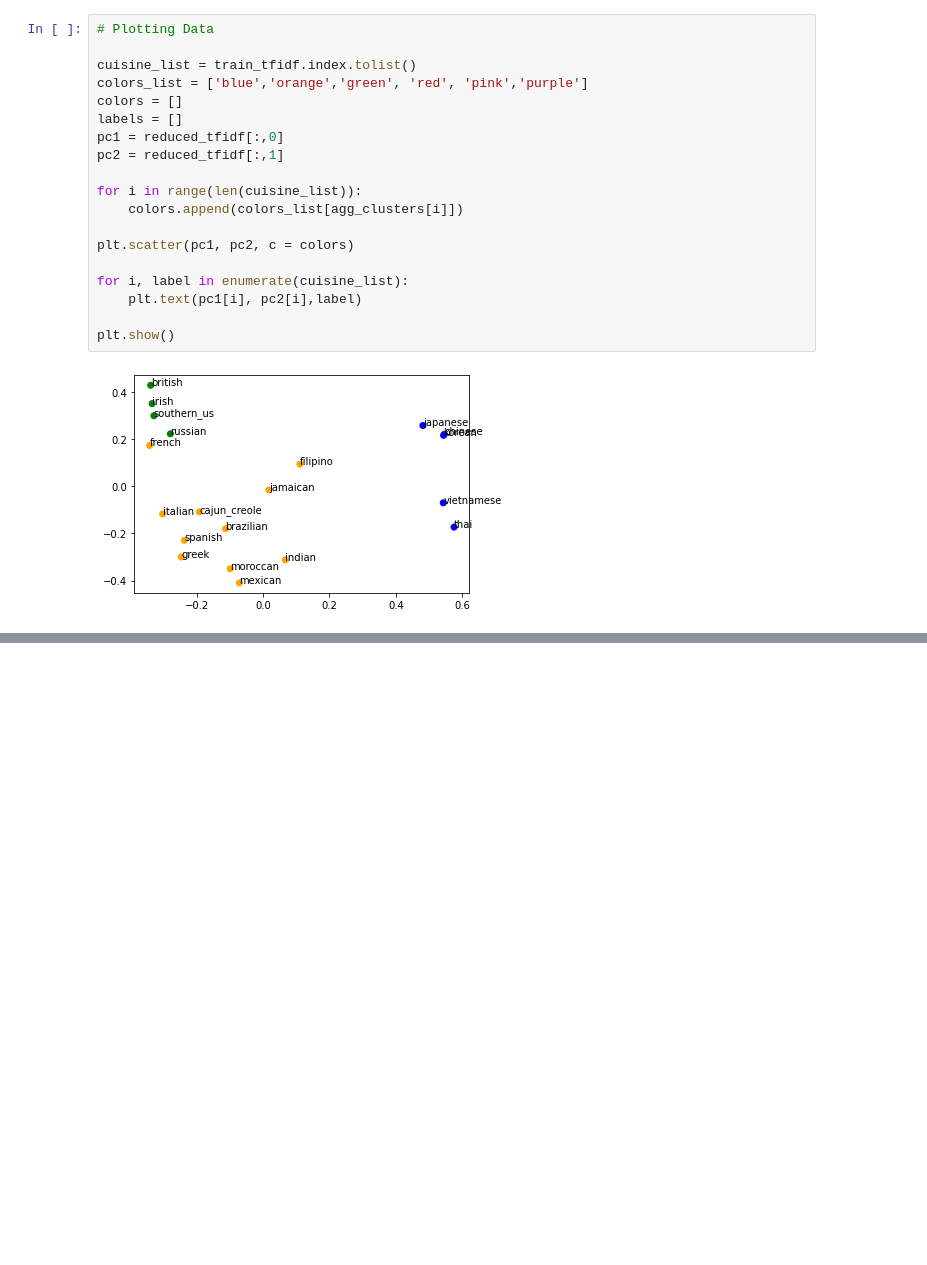
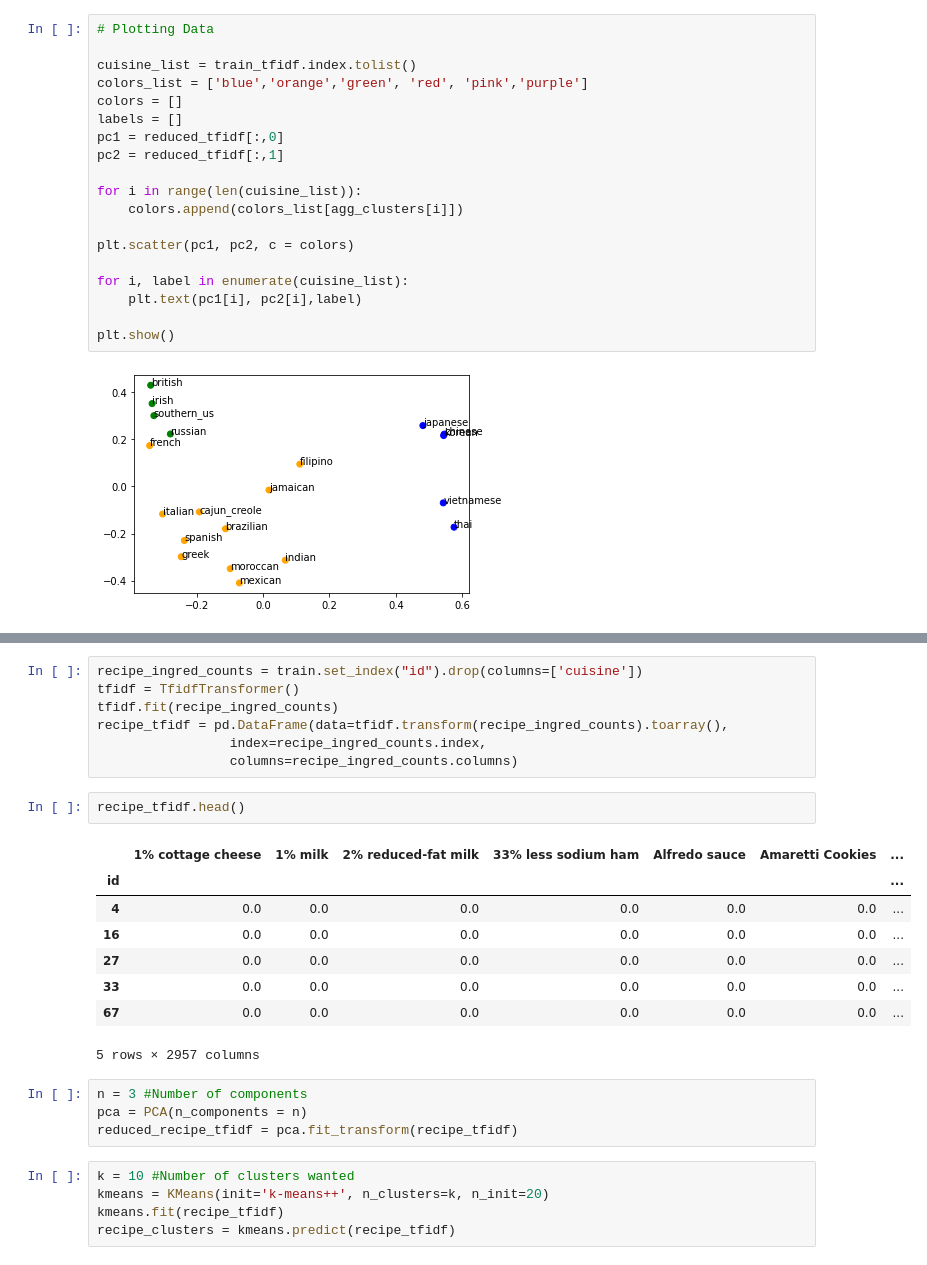
Before and after one commit to amichaelsen/cooking-cuisine-analysis, a Jupyter notebook: pca-clustering-w-ohe.ipynb, the cells around one changed output, grey strips where cells are left out. Saved outputs shown, nothing was run; the diff lists cells and outputs as text; blank space fills up the shorter version.

```diff
--- a/pca-clustering-w-ohe.ipynb
+++ b/pca-clustering-w-ohe.ipynb
@@ -233,0 +270,27 @@ plt.show()
+# %%
+recipe_ingred_counts = train.set_index("id").drop(columns=['cuisine'])
+tfidf = TfidfTransformer()
+tfidf.fit(recipe_ingred_counts)
+recipe_tfidf = pd.DataFrame(data=tfidf.transform(recipe_ingred_counts).toarray(),
+                 index=recipe_ingred_counts.index,
+                 columns=recipe_ingred_counts.columns)
+# %%
+recipe_tfidf.head()
+# %% [output]
+|  | 1% cottage cheese | 1% milk | 2% reduced-fat milk | 33% less sodium ham | Alfredo sauce | Amaretti Cookies | ... |
+| id |  |  |  |  |  |  | ... |
+| 4 | 0.0 | 0.0 | 0.0 | 0.0 | 0.0 | 0.0 | ... |
+| 16 | 0.0 | 0.0 | 0.0 | 0.0 | 0.0 | 0.0 | ... |
+| 27 | 0.0 | 0.0 | 0.0 | 0.0 | 0.0 | 0.0 | ... |
+| 33 | 0.0 | 0.0 | 0.0 | 0.0 | 0.0 | 0.0 | ... |
+| 67 | 0.0 | 0.0 | 0.0 | 0.0 | 0.0 | 0.0 | ... |
+5 rows × 2957 columns
+# %%
+n = 3 #Number of components
+pca = PCA(n_components = n)
+reduced_recipe_tfidf = pca.fit_transform(recipe_tfidf)
+# %%
+k = 10 #Number of clusters wanted
+kmeans = KMeans(init='k-means++', n_clusters=k, n_init=20)
+kmeans.fit(recipe_tfidf)
+recipe_clusters = kmeans.predict(recipe_tfidf)
```
Also changed, not shown: parts of 18 cells of this notebook.
